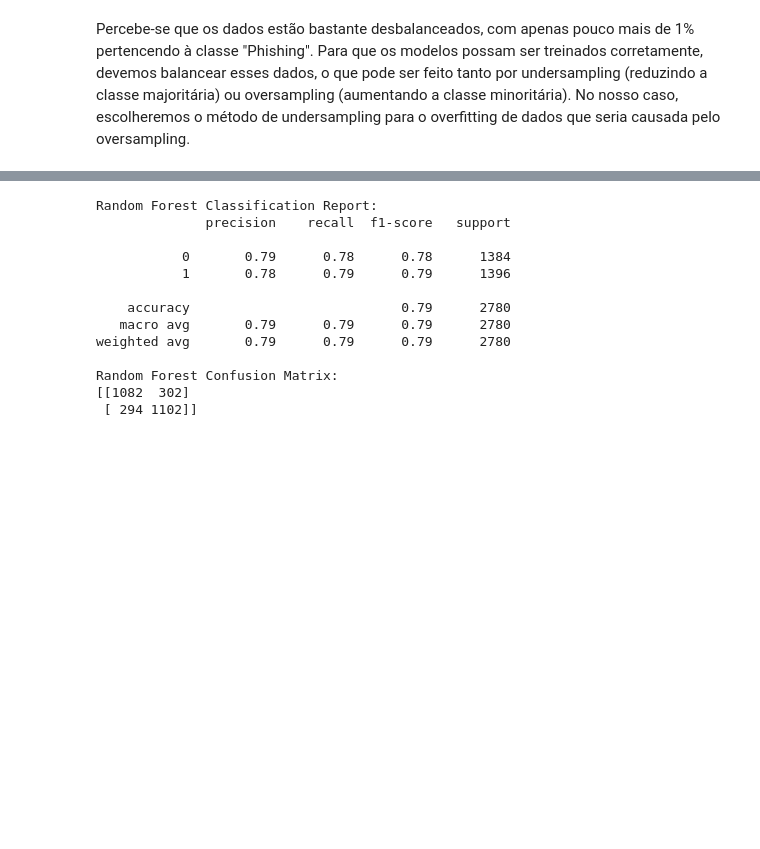
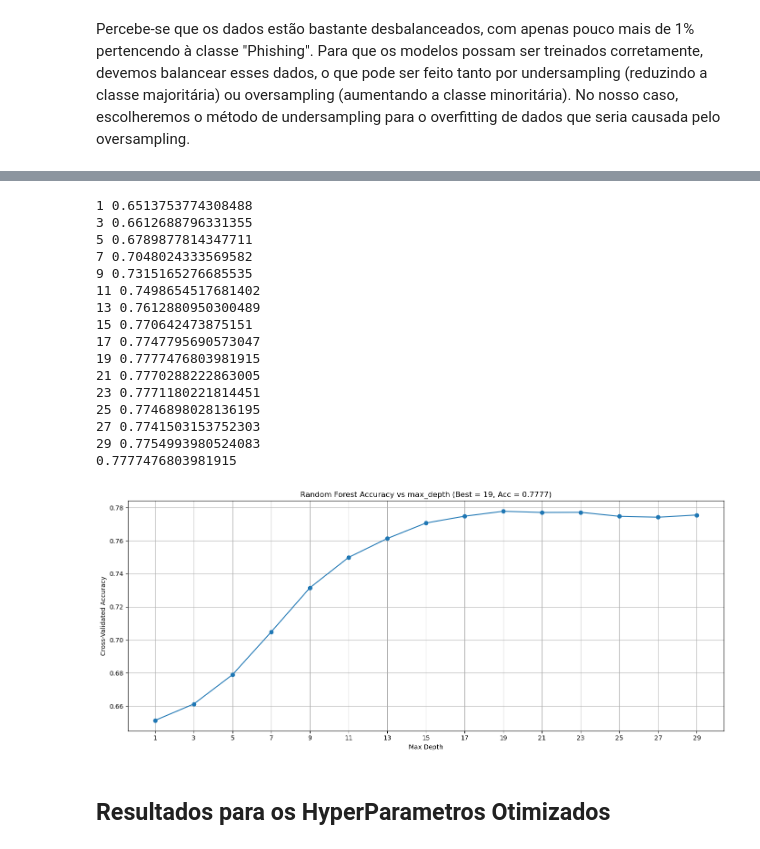
Before and after one commit to Zeronevi/phishing-classification, a Jupyter notebook: undersampling.ipynb, the cells around one changed output, grey strips where cells are left out. Drawn from its saved outputs; the diff is of its cells as text; code cells hidden in the pictures; blank space fills up the shorter version.

```diff
--- a/undersampling.ipynb
+++ b/undersampling.ipynb
@@ -242,28 +281,48 @@ Logistic Regression Confusion Matrix:
 # %%
-from sklearn.ensemble import RandomForestClassifier
+rf = RandomForestClassifier(random_state=42)
 
-rf = RandomForestClassifier(n_estimators=100, random_state=42)
+max_depth_range = range(1, 31, 2)  # Example: search max_depth from 1 to 30
+accuracy = []
 
-rf.fit(X_train, y_train)
-
-# get test set predictions
-y_pred_rf = rf.predict(X_test)
-from sklearn.metrics import classification_report, confusion_matrix
-print("Random Forest Classification Report:")
-print(classification_report(y_test, y_pred_rf))
-print("Random Forest Confusion Matrix:")
-print(confusion_matrix(y_test, y_pred_rf))
+for d in max_depth_range:
+    rf.set_params(max_depth=d)
+    _acc = cross_val_score(rf, X_train, y_train, cv=cv, scoring='accuracy').mean()
+    print(d, _acc)
+    accuracy.append(_acc)
+print(max(accuracy))
 # %% [output]
-Random Forest Classification Report:
-              precision    recall  f1-score   support
-
-           0       0.79      0.78      0.78      1384
-           1       0.78      0.79      0.79      1396
-
-    accuracy                           0.79      2780
-   macro avg       0.79      0.79      0.79      2780
-weighted avg       0.79      0.79      0.79      2780
-
-Random Forest Confusion Matrix:
-[[1082  302]
- [ 294 1102]]
+1 0.6513753774308488
+3 0.6612688796331355
+5 0.6789877814347711
+7 0.7048024333569582
+9 0.7315165276685535
+11 0.7498654517681402
+13 0.7612880950300489
+15 0.770642473875151
+17 0.7747795690573047
+19 0.7777476803981915
+21 0.7770288222863005
+23 0.7771180221814451
+25 0.7746898028136195
+27 0.7741503153752303
+29 0.7754993980524083
+0.7777476803981915
+# %%
+# Encontrar o melhor max_depth
+best_depth = max_depth_range[accuracy.index(max(accuracy))]
+best_acc = max(accuracy)
+
+# Plot
+plt.figure(figsize=(14, 6))
+plt.plot(list(max_depth_range), accuracy, marker='o')
+plt.title(f'Random Forest Accuracy vs max_depth (Best = {best_depth}, Acc = {best_acc:.4f})')
+plt.xlabel('Max Depth')
+plt.ylabel('Cross-Validated Accuracy')
+plt.grid(True)
+plt.xticks(list(max_depth_range))
+plt.tight_layout()
+plt.show()
+# %% [output]
+[figure, added]
+# %% [markdown]
+## Resultados para os HyperParametros Otimizados
```
Also changed, not shown: parts of 21 cells of this notebook.
